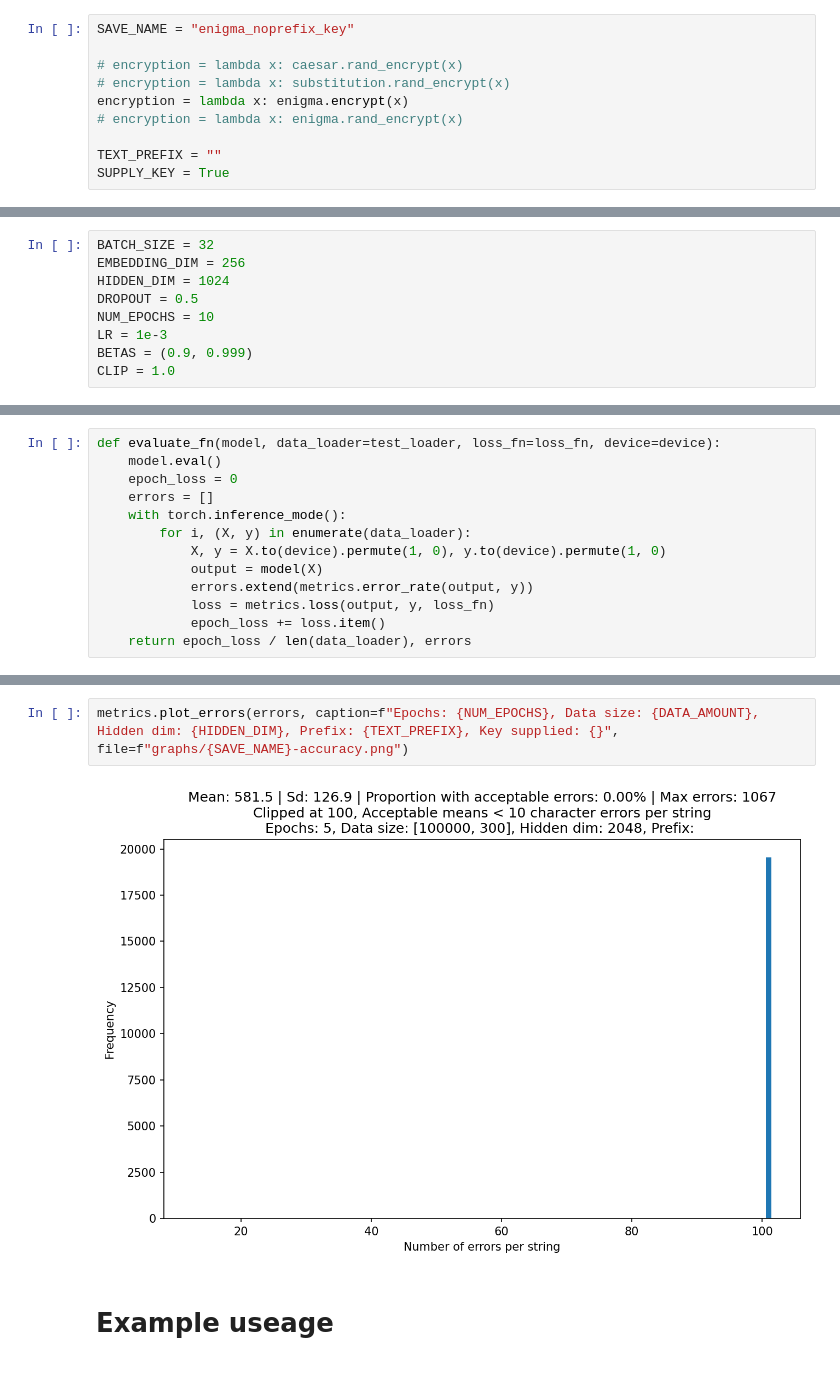
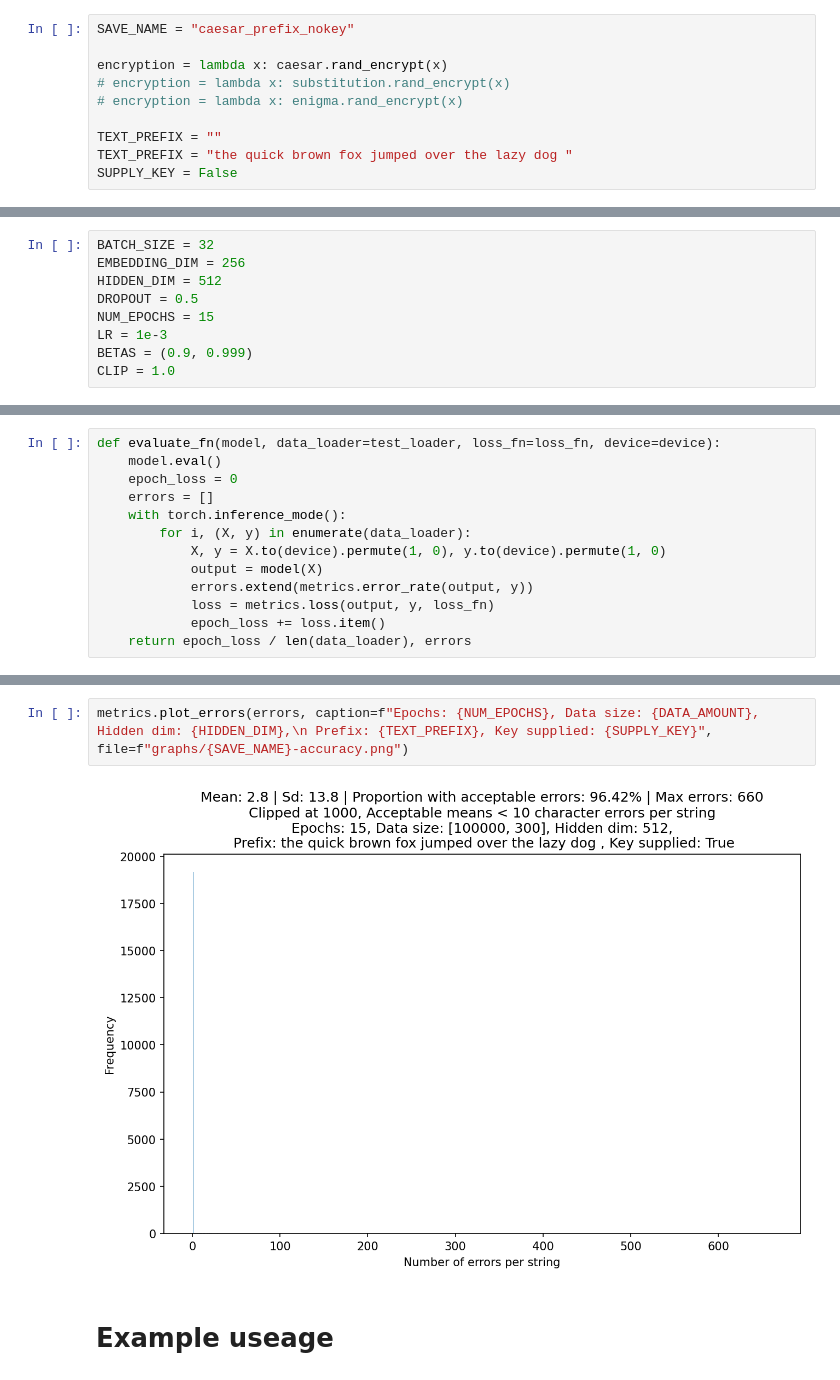
Before and after one commit to TristanHodgson/Code-breaking-NN, a Jupyter notebook: 01_LSTM_train.ipynb, the cells around one changed output, grey strips where cells are left out. Drawn from its saved outputs; the diff is of its cells as text.

Commit message:
Generating first graphs

```diff
--- a/01_LSTM_train.ipynb
+++ b/01_LSTM_train.ipynb
@@ -3,15 +3,15 @@
 # %% [markdown]
 ## Variables
 # %%
-SAVE_NAME = "enigma_noprefix_key"
+SAVE_NAME = "caesar_prefix_nokey"
 
-# encryption = lambda x: caesar.rand_encrypt(x)
+encryption = lambda x: caesar.rand_encrypt(x)
 # encryption = lambda x: substitution.rand_encrypt(x)
-encryption = lambda x: enigma.encrypt(x)
 # encryption = lambda x: enigma.rand_encrypt(x)
 
 TEXT_PREFIX = ""
-SUPPLY_KEY = True
+TEXT_PREFIX = "the quick brown fox jumped over the lazy dog "
+SUPPLY_KEY = False
 # %%
 PAD_TOKEN = 27
 SOS_TOKEN = 29
@@ -25,9 +25,9 @@ STREAM = False
 # %%
 BATCH_SIZE = 32
 EMBEDDING_DIM = 256
-HIDDEN_DIM = 1024
+HIDDEN_DIM = 512
 DROPOUT = 0.5
-NUM_EPOCHS = 10
+NUM_EPOCHS = 15
 LR = 1e-3
 BETAS = (0.9, 0.999)
 CLIP = 1.0
@@ -170,7 +180,7 @@ Train Loss: 1.491 | Test Loss: 1.250 | Mean test errors: 581.5
 # %%
-metrics.plot_errors(errors, caption=f"Epochs: {NUM_EPOCHS}, Data size: {DATA_AMOUNT}, Hidden dim: {HIDDEN_DIM}, Prefix: {TEXT_PREFIX}, Key supplied: {}", file=f"graphs/{SAVE_NAME}-accuracy.png")
+metrics.plot_errors(errors, caption=f"Epochs: {NUM_EPOCHS}, Data size: {DATA_AMOUNT}, Hidden dim: {HIDDEN_DIM},\n Prefix: {TEXT_PREFIX}, Key supplied: {SUPPLY_KEY}", file=f"graphs/{SAVE_NAME}-accuracy.png")
 # %% [output]
-[figure, old version]
+[figure, new version]
 # %% [markdown]
 # Example useage
 # %% [markdown]
```
Also changed, not shown: parts of 4 cells of this notebook, 15 other files.
